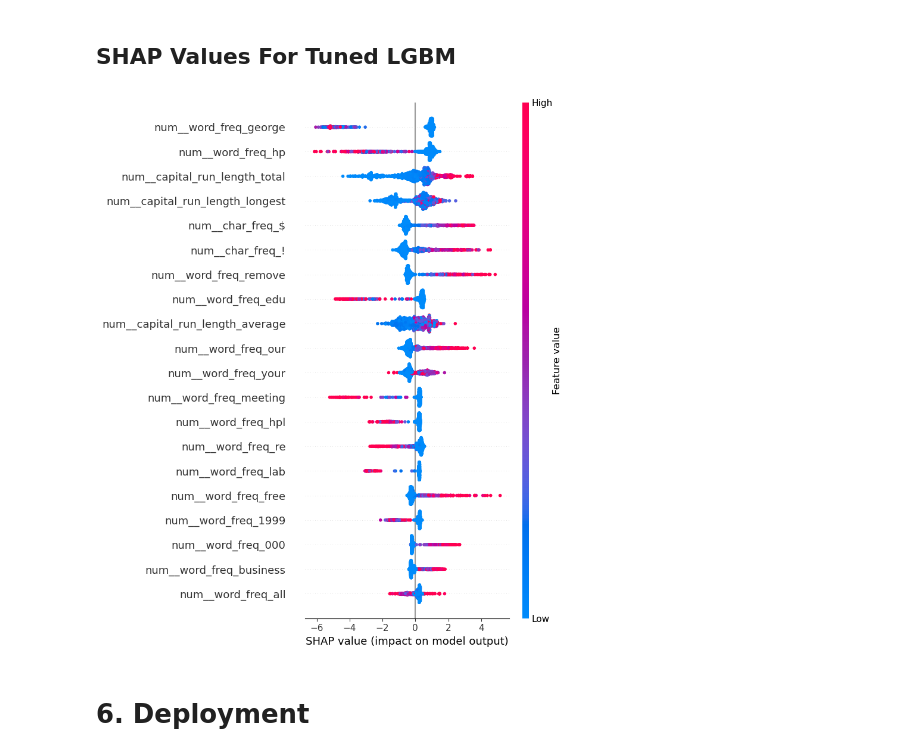
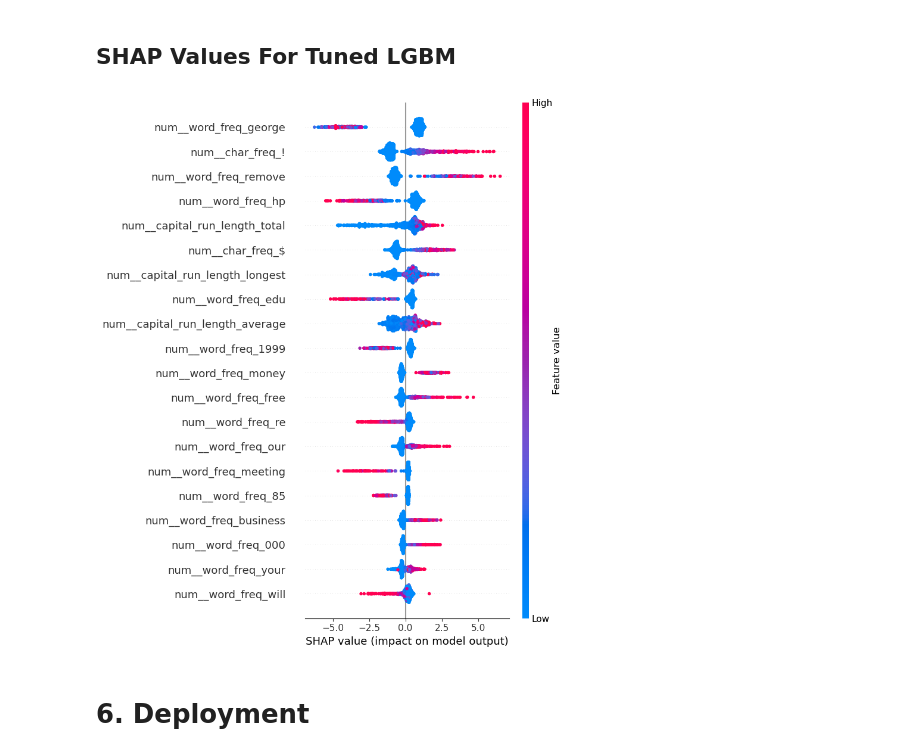
Before and after one commit to hansdarmawann/spambase-lgbm, a Jupyter notebook: spb_hd.ipynb, the cells around one changed output. Cells and saved outputs as stored; diff of their text form; code cells hidden in the pictures.

Commit message:
Update features to scaled when modeling and evaluation; Update the title.

```diff
--- a/spb_hd.ipynb
+++ b/spb_hd.ipynb
@@ -338,4 +346,7 @@ preprocessor = ColumnTransformer(
     remainder='passthrough'
 )
 
-X = preprocessor.fit_transform(X)
+X_train_scaled = preprocessor.fit(X_train)
+
+X_train_scaled = preprocessor.transform(X_train)
+X_test_scaled = preprocessor.transform(X_test)
@@ -542,7 +545,7 @@ random_search = RandomizedSearchCV(
 )
 # %%
 # Run hyperparameter tuning
-random_search.fit(X_train, y_train)
+random_search.fit(X_train_scaled, y_train)
 
 # Output the best hyperparameters and best recall score
 random_search.best_params_
@@ -591,21 +594,21 @@ import lightgbm as lgb
 import warnings
 warnings.simplefilter('default')
 
-# 1. Model awal (LightGBM default) - latih ulang pada X_train
+# 1. Model awal (LightGBM default) - latih ulang pada X_train_scaled
 model_initial = lgb.LGBMClassifier(random_state=42)
-model_initial.fit(X_train, y_train)
+model_initial.fit(X_train_scaled, y_train)
 
 # Prediksi dan probabilitas pada data test
-y_pred_initial = model_initial.predict(X_test)
-y_proba_initial = model_initial.predict_proba(X_test)[:, 1]
+y_pred_initial = model_initial.predict(X_test_scaled)
+y_proba_initial = model_initial.predict_proba(X_test_scaled)[:, 1]
 
 # 2. Model hasil hyperparameter tuning (RandomizedSearchCV best estimator)
 model_tuned = random_search.best_estimator_
 # Pastikan model_tuned sudah fit, jika belum, fit ulang:
-model_tuned.fit(X_train, y_train)
+model_tuned.fit(X_train_scaled, y_train)
 
-y_pred_tuned = model_tuned.predict(X_test)
-y_proba_tuned = model_tuned.predict_proba(X_test)[:, 1]
+y_pred_tuned = model_tuned.predict(X_test_scaled)
+y_proba_tuned = model_tuned.predict_proba(X_test_scaled)[:, 1]
 
 # Fungsi untuk evaluasi dan plot
 def evaluate_model(y_true, y_pred, y_proba, model_name):
@@ -695,22 +706,22 @@ weighted avg     0.9548    0.9548    0.9547      1151
 # %%
 import shap
 
 # Ambil model LightGBM dari pipeline
 lgbm_model = model_tuned.named_steps['classifier']
 
 # Dapatkan nama fitur hasil transformasi
 feature_names = preprocessor.get_feature_names_out()
 
 # Buat explainer SHAP dengan model LightGBM
 explainer = shap.Explainer(lgbm_model)
 
 # Hitung SHAP values pada data test (hasil transformasi)
-shap_values = explainer(X_test)
+shap_values = explainer(X_test_scaled)
 
 # Visualisasi summary plot SHAP values dengan nama fitur asli
-shap.summary_plot(shap_values, X_test, feature_names=feature_names)
+shap.summary_plot(shap_values, X_test_scaled, feature_names=feature_names)
 # %% [output]
-[figure, old version]
+[figure, new version]
 # %% [markdown]
 # 6. Deployment
 # %%
```
Also changed, not shown: parts of 13 cells of this notebook, 1 other file.
